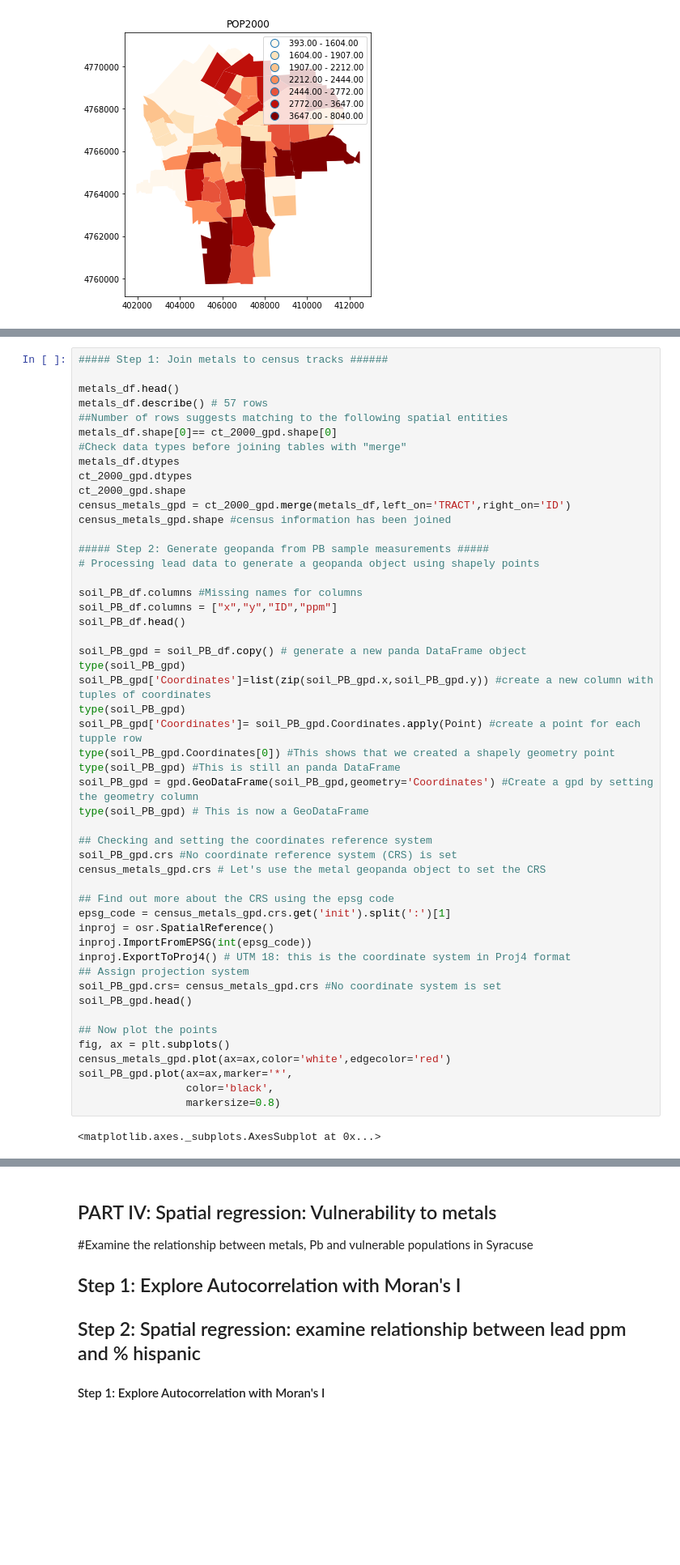
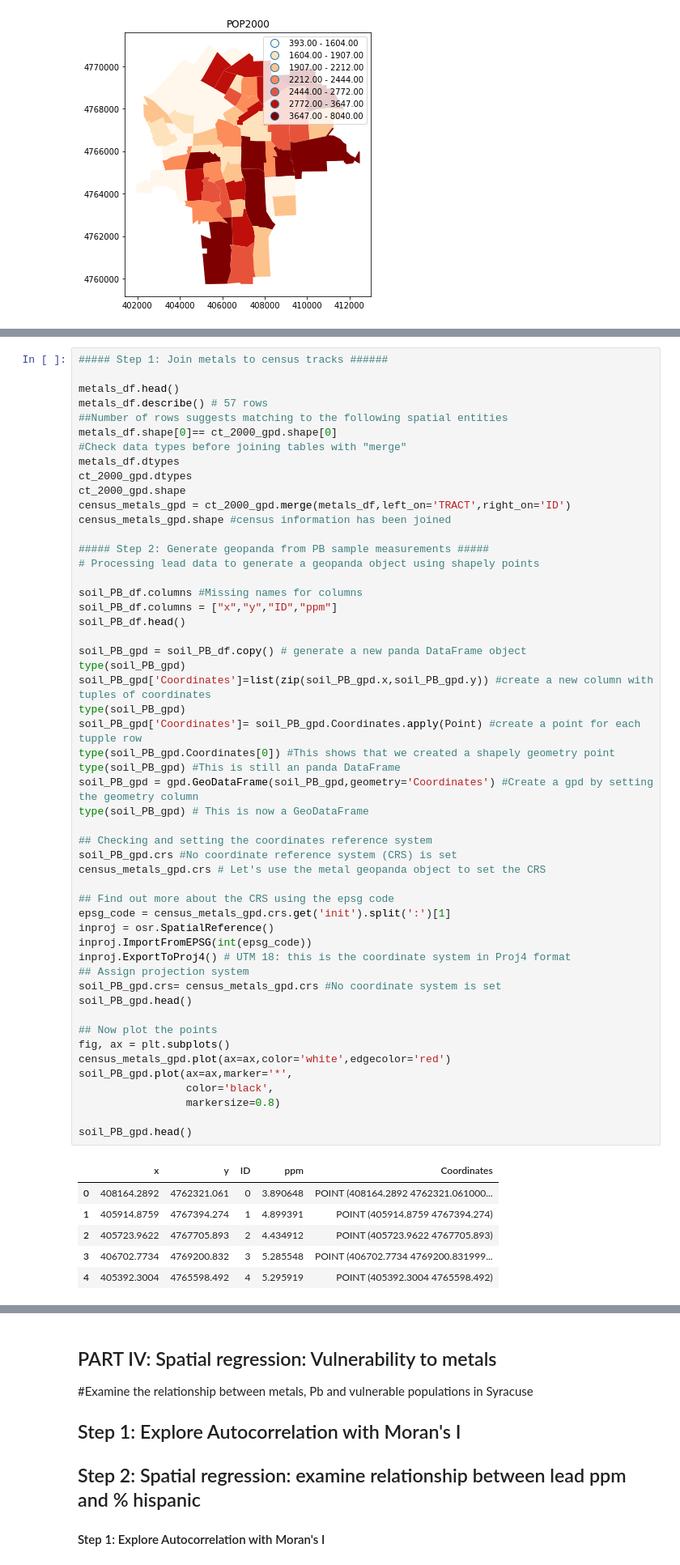
Before and after one commit to bparment1/workshops_courses_spatial_analyses, a Jupyter notebook: exercise1_spatial_analyses_Syracuse.ipynb, the cells around one changed output, grey strips where cells are left out. Shown at 81% size. Drawn from its saved outputs; the diff is of its cells as text; blank space fills up the shorter version.

```diff
--- a/exercise1_spatial_analyses_Syracuse.ipynb
+++ b/exercise1_spatial_analyses_Syracuse.ipynb
@@ -336,34 +347,41 @@ soil_PB_df.head()
 soil_PB_gpd = soil_PB_df.copy() # generate a new panda DataFrame object
 type(soil_PB_gpd)
 soil_PB_gpd['Coordinates']=list(zip(soil_PB_gpd.x,soil_PB_gpd.y)) #create a new column with tuples of coordinates
 type(soil_PB_gpd)
 soil_PB_gpd['Coordinates']= soil_PB_gpd.Coordinates.apply(Point) #create a point for each tupple row
 type(soil_PB_gpd.Coordinates[0]) #This shows that we created a shapely geometry point
 type(soil_PB_gpd) #This is still an panda DataFrame
 soil_PB_gpd = gpd.GeoDataFrame(soil_PB_gpd,geometry='Coordinates') #Create a gpd by setting the geometry column
 type(soil_PB_gpd) # This is now a GeoDataFrame
 
 ## Checking and setting the coordinates reference system
 soil_PB_gpd.crs #No coordinate reference system (CRS) is set
 census_metals_gpd.crs # Let's use the metal geopanda object to set the CRS
 
 ## Find out more about the CRS using the epsg code
 epsg_code = census_metals_gpd.crs.get('init').split(':')[1]
 inproj = osr.SpatialReference()
 inproj.ImportFromEPSG(int(epsg_code))
 inproj.ExportToProj4() # UTM 18: this is the coordinate system in Proj4 format
 ## Assign projection system
 soil_PB_gpd.crs= census_metals_gpd.crs #No coordinate system is set
 soil_PB_gpd.head()
 
 ## Now plot the points
 fig, ax = plt.subplots()
 census_metals_gpd.plot(ax=ax,color='white',edgecolor='red')
 soil_PB_gpd.plot(ax=ax,marker='*',
                  color='black',
                  markersize=0.8)
+
+soil_PB_gpd.head()
 # %% [output]
-<matplotlib.axes._subplots.AxesSubplot at 0x...>
+|  | x | y | ID | ppm | Coordinates |
+| 0 | 408164.2892 | 4762321.061 | 0 | 3.890648 | POINT (408164.2892 4762321.061000... |
+| 1 | 405914.8759 | 4767394.274 | 1 | 4.899391 | POINT (405914.8759 4767394.274) |
+| 2 | 405723.9622 | 4767705.893 | 2 | 4.434912 | POINT (405723.9622 4767705.893) |
+| 3 | 406702.7734 | 4769200.832 | 3 | 5.285548 | POINT (406702.7734 4769200.831999... |
+| 4 | 405392.3004 | 4765598.492 | 4 | 5.295919 | POINT (405392.3004 4765598.492) |
 [figure]
 # %%
 ##### Step 3: Join lead (pb) measurements to census tracks #####
```
Also changed, not shown: parts of 11 cells of this notebook.
